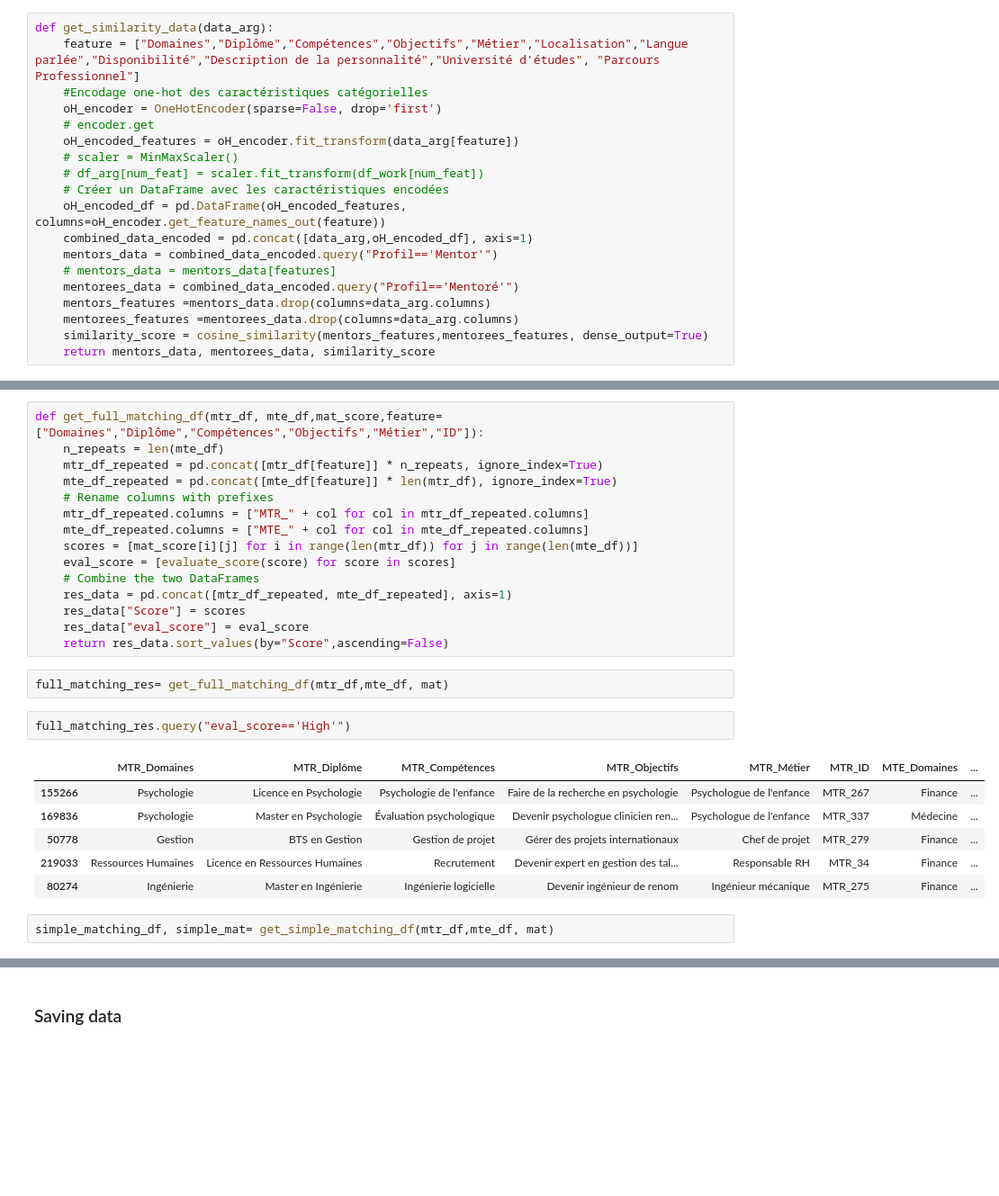
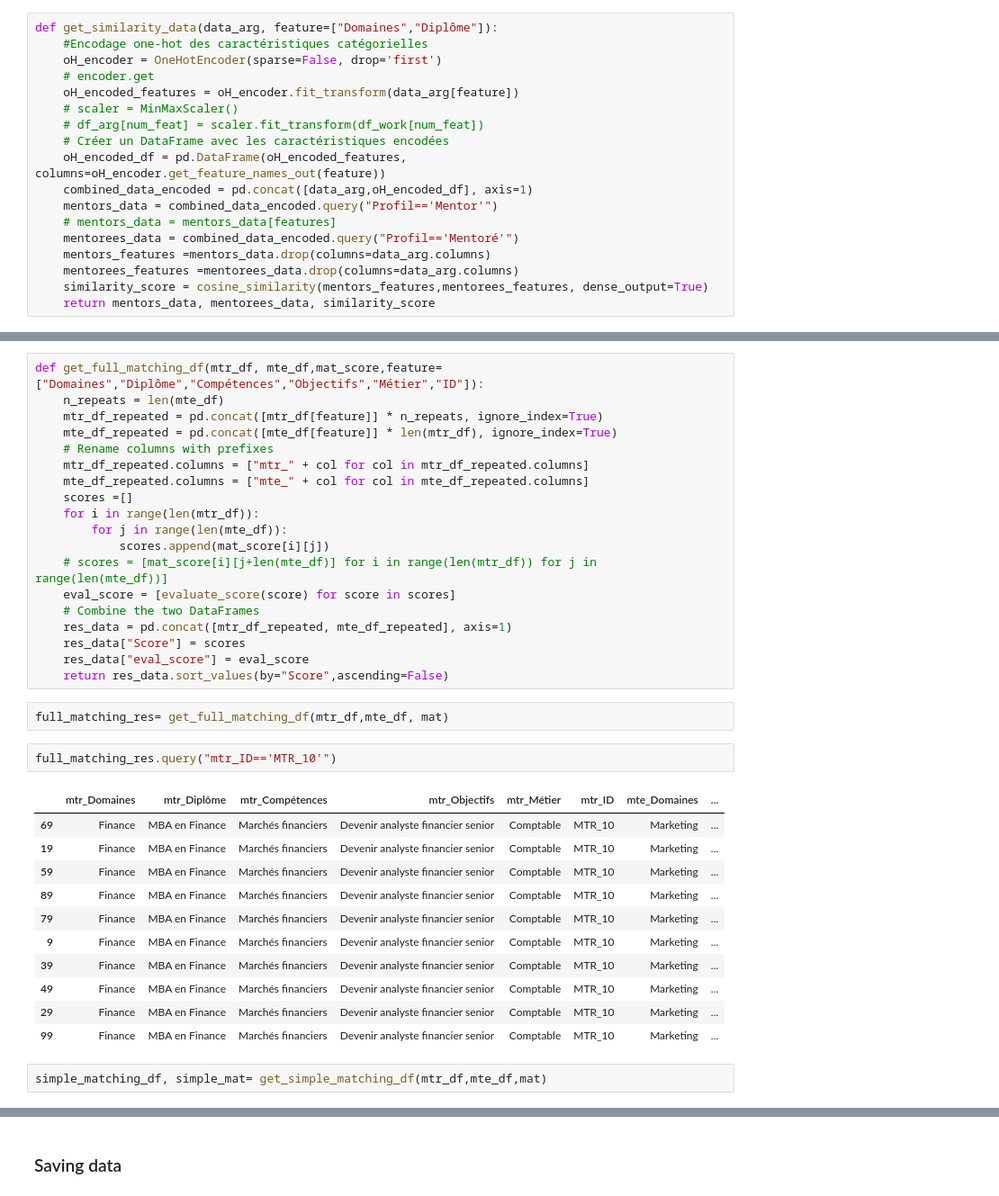
Before and after one commit to MariefloChm/Projet_intensif, a Jupyter notebook: generate_data.ipynb, the cells around one changed output, grey strips where cells are left out. Shown at 90% size. Drawn from its saved outputs; the diff is of its cells as text; blank space fills up the shorter version.

```diff
--- a/generate_data.ipynb
+++ b/generate_data.ipynb
@@ -304,6 +308,5 @@ Index(['ID', 'Prénom', 'Nom', 'Domaines', 'Diplôme', 'Compétences',
 # %%
-def get_similarity_data(data_arg):
-    feature = ["Domaines","Diplôme","Compétences","Objectifs","Métier","Localisation","Langue parlée","Disponibilité","Description de la personnalité","Université d'études", "Parcours Professionnel"]
+def get_similarity_data(data_arg, feature=["Domaines","Diplôme"]):
     #Encodage one-hot des caractéristiques catégorielles
     oH_encoder = OneHotEncoder(sparse=False, drop='first')
     # encoder.get
@@ -403,9 +425,13 @@ def get_full_matching_df(mtr_df, mte_df,mat_score,feature=["Domaines","Diplôme"
     mtr_df_repeated = pd.concat([mtr_df[feature]] * n_repeats, ignore_index=True)
     mte_df_repeated = pd.concat([mte_df[feature]] * len(mtr_df), ignore_index=True)
     # Rename columns with prefixes
-    mtr_df_repeated.columns = ["MTR_" + col for col in mtr_df_repeated.columns]
-    mte_df_repeated.columns = ["MTE_" + col for col in mte_df_repeated.columns]
-    scores = [mat_score[i][j] for i in range(len(mtr_df)) for j in range(len(mte_df))]
+    mtr_df_repeated.columns = ["mtr_" + col for col in mtr_df_repeated.columns]
+    mte_df_repeated.columns = ["mte_" + col for col in mte_df_repeated.columns]
+    scores =[]
+    for i in range(len(mtr_df)):
+        for j in range(len(mte_df)):
+            scores.append(mat_score[i][j])
+    # scores = [mat_score[i][j+len(mte_df)] for i in range(len(mtr_df)) for j in range(len(mte_df))]
     eval_score = [evaluate_score(score) for score in scores]
     # Combine the two DataFrames
     res_data = pd.concat([mtr_df_repeated, mte_df_repeated], axis=1)
@@ -415,14 +441,19 @@ def get_full_matching_df(mtr_df, mte_df,mat_score,feature=["Domaines","Diplôme"
 # %%
 full_matching_res= get_full_matching_df(mtr_df,mte_df, mat)
 # %%
-full_matching_res.query("eval_score=='High'")
+full_matching_res.query("mtr_ID=='MTR_10'")
 # %% [output]
-|  | MTR_Domaines | MTR_Diplôme | MTR_Compétences | MTR_Objectifs | MTR_Métier | MTR_ID | MTE_Domaines | ... |
-| 155266 | Psychologie | Licence en Psychologie | Psychologie de l'enfance | Faire de la recherche en psychologie | Psychologue de l'enfance | MTR_267 | Finance | ... |
-| 169836 | Psychologie | Master en Psychologie | Évaluation psychologique | Devenir psychologue clinicien ren... | Psychologue de l'enfance | MTR_337 | Médecine | ... |
-| 50778 | Gestion | BTS en Gestion | Gestion de projet | Gérer des projets internationaux | Chef de projet | MTR_279 | Finance | ... |
-| 219033 | Ressources Humaines | Licence en Ressources Humaines | Recrutement | Devenir expert en gestion des tal... | Responsable RH | MTR_34 | Finance | ... |
-| 80274 | Ingénierie | Master en Ingénierie | Ingénierie logicielle | Devenir ingénieur de renom | Ingénieur mécanique | MTR_275 | Finance | ... |
+|  | mtr_Domaines | mtr_Diplôme | mtr_Compétences | mtr_Objectifs | mtr_Métier | mtr_ID | mte_Domaines | ... |
+| 69 | Finance | MBA en Finance | Marchés financiers | Devenir analyste financier senior | Comptable | MTR_10 | Marketing | ... |
+| 19 | Finance | MBA en Finance | Marchés financiers | Devenir analyste financier senior | Comptable | MTR_10 | Marketing | ... |
+| 59 | Finance | MBA en Finance | Marchés financiers | Devenir analyste financier senior | Comptable | MTR_10 | Marketing | ... |
+| 89 | Finance | MBA en Finance | Marchés financiers | Devenir analyste financier senior | Comptable | MTR_10 | Marketing | ... |
+| 79 | Finance | MBA en Finance | Marchés financiers | Devenir analyste financier senior | Comptable | MTR_10 | Marketing | ... |
+| 9 | Finance | MBA en Finance | Marchés financiers | Devenir analyste financier senior | Comptable | MTR_10 | Marketing | ... |
+| 39 | Finance | MBA en Finance | Marchés financiers | Devenir analyste financier senior | Comptable | MTR_10 | Marketing | ... |
+| 49 | Finance | MBA en Finance | Marchés financiers | Devenir analyste financier senior | Comptable | MTR_10 | Marketing | ... |
+| 29 | Finance | MBA en Finance | Marchés financiers | Devenir analyste financier senior | Comptable | MTR_10 | Marketing | ... |
+| 99 | Finance | MBA en Finance | Marchés financiers | Devenir analyste financier senior | Comptable | MTR_10 | Marketing | ... |
 # %%
-simple_matching_df, simple_mat= get_simple_matching_df(mtr_df,mte_df, mat)
+simple_matching_df, simple_mat= get_simple_matching_df(mtr_df,mte_df,mat)
 # %%
```
Also changed, not shown: parts of 33 cells of this notebook, 2 other files.
